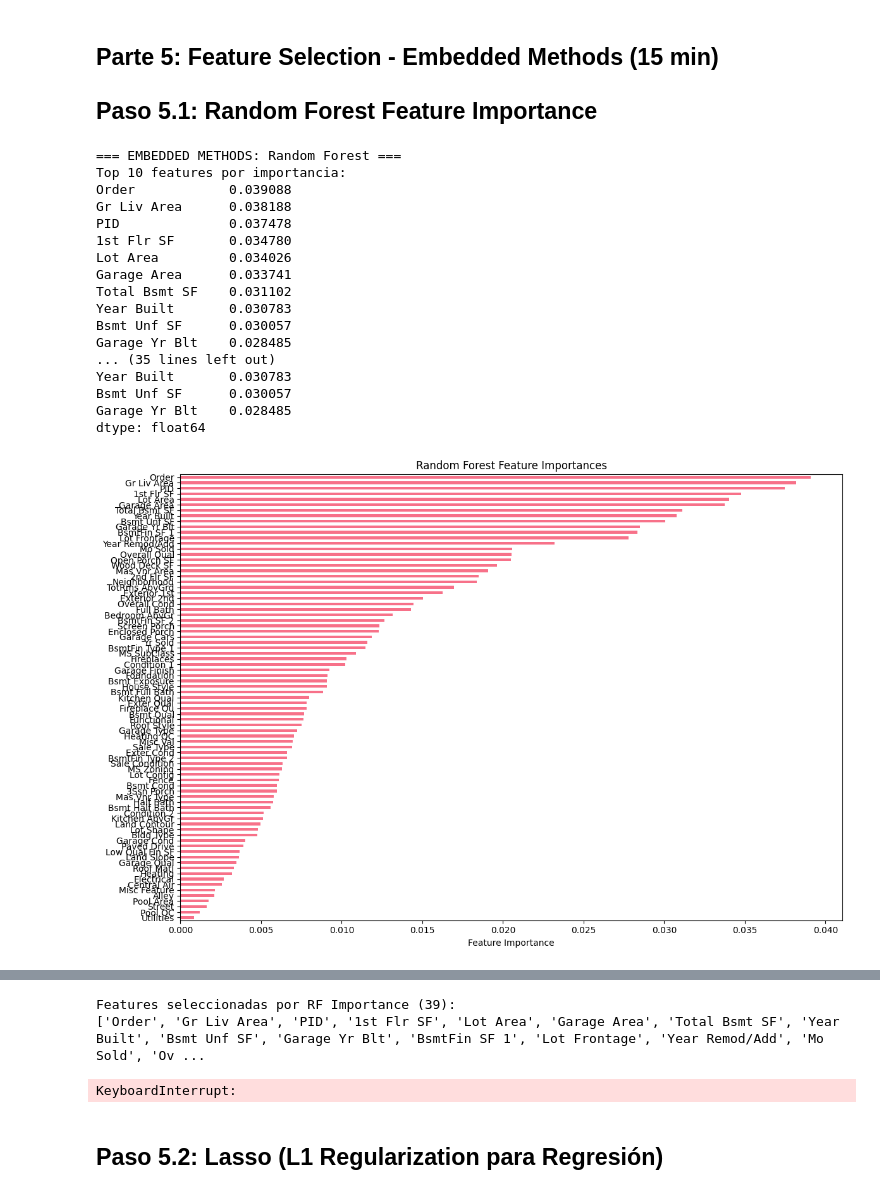
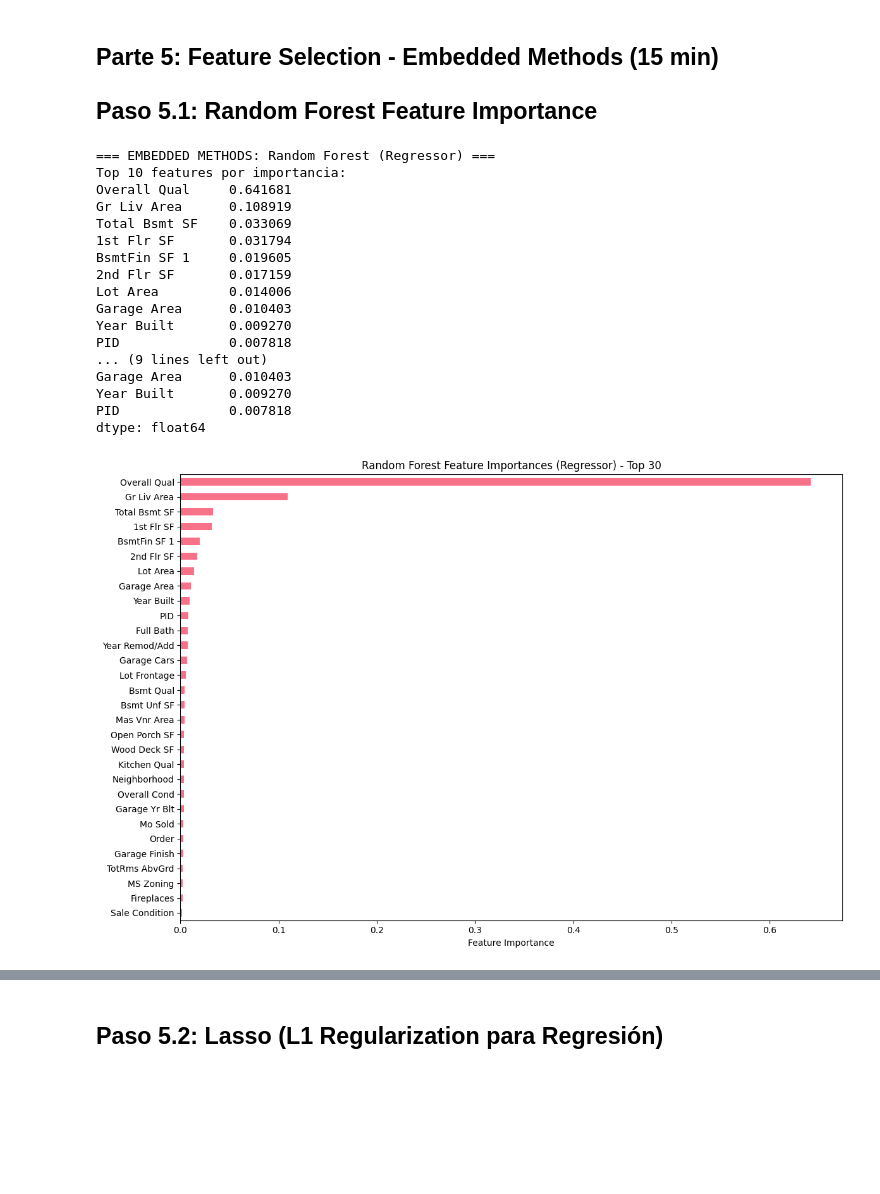
Before and after one commit to chihiroarias/Ingenieria-de-datos, a Jupyter notebook: Practicos/UT-3-10.ipynb, the cells around one changed output, grey strips where cells are left out. Cells and saved outputs as stored; diff of their text form; code cells hidden in the pictures; blank space fills up the shorter version.

```diff
--- a/Practicos/UT-3-10.ipynb
+++ b/Practicos/UT-3-10.ipynb
@@ -1318,56 +1357,63 @@ print(f"   🏆 Mejor RMSE: {best_method} (${best_rmse:,.0f})")
 
 ## Paso 5.1: Random Forest Feature Importance
 # %%
-# TODO: Entrenar Random Forest y obtener importances
-print("\n=== EMBEDDED METHODS: Random Forest ===")
-from sklearn.ensemble import RandomForestClassifier
+# Entrenar Random Forest (REGRESOR) y obtener importances
+print("\n=== EMBEDDED METHODS: Random Forest (Regressor) ===")
+from sklearn.ensemble import RandomForestRegressor
+from sklearn.model_selection import cross_val_score
 
-rf_embedded = RandomForestClassifier(random_state=42, n_estimators=200, max_depth=10)
+# Usar parámetros razonables para regresión; reducir n_estimators para rapidez si es necesario
+rf_embedded = RandomForestRegressor(random_state=42, n_estimators=100, max_depth=15, n_jobs=-1)
+
+# Ajustar el modelo completo para extraer importancias (cross_val_score se usará más abajo)
 rf_embedded.fit(X_scaled, y)
 
 # Feature importances
 importances = pd.Series(rf_embedded.feature_importances_, index=X.columns).sort_values(ascending=False)
 print("Top 10 features por importancia:")
 print(importances.head(10))
 
 # Visualizar importances
 plt.figure(figsize=(12, 8))
-importances.sort_values(ascending=True).plot(kind='barh')
+importances.head(30).sort_values(ascending=True).plot(kind='barh')
 plt.xlabel('Feature Importance')
-plt.title('Random Forest Feature Importances')
+plt.title('Random Forest Feature Importances (Regressor) - Top 30')
 plt.tight_layout()
 plt.show()
 
-# TODO: Seleccionar top-k features
+# Seleccionar top-k features
 top_k_features = importances.nlargest(k).index
 X_rf_importance = X_scaled[:, X.columns.isin(top_k_features)]
 
 print(f"\nFeatures seleccionadas por RF Importance ({k}):")
 print(list(top_k_features))
 
-# Evaluar
-rmse_rf_importance = np.sqrt(-cross_val_score(rf_embedded, X_rf_importance, y, cv=5, scoring='neg_mean_squared_error'))
-print(f"\nRMSE RF Importance ({k} features): ${rmse_rf_importance.mean():,.0f} ± ${rmse_rf_importance.std():,.0f}")
-scores_rf_importance = cross_val_score(rf_embedded, X_rf_importance, y, cv=5, scoring='accuracy')
-print(f"\nRF Importance ({k} features):")
-print(f"  Mean: {scores_rf_importance.mean():.3f}")
-print(f"  Std: {scores_rf_importance.std():.3f}")
+# Evaluar con RandomForestRegressor (RMSE y R2)
+print(f"\n🔄 Evaluando RF Importance...")
+rf_eval = RandomForestRegressor(random_state=42, n_estimators=100, max_depth=15, n_jobs=-1)
+scores_mse_rfimp = -cross_val_score(rf_eval, X_rf_importance, y, cv=5, scoring='neg_mean_squared_error', n_jobs=-1)
+rmse_rf_importance = np.sqrt(scores_mse_rfimp)
+scores_r2_rfimp = cross_val_score(rf_eval, X_rf_importance, y, cv=5, scoring='r2', n_jobs=-1)
+
+print(f"\n✅ RF Importance ({k} features):")
+print(f"   RMSE: ${rmse_rf_importance.mean():,.0f} ± ${rmse_rf_importance.std():,.0f}")
+print(f"   R²:   {scores_r2_rfimp.mean():.4f} ± {scores_r2_rfimp.std():.4f}")
 # %% [output]
-=== EMBEDDED METHODS: Random Forest ===
+=== EMBEDDED METHODS: Random Forest (Regressor) ===
 Top 10 features por importancia:
-Order            0.039088
-Gr Liv Area      0.038188
-PID              0.037478
-1st Flr SF       0.034780
-Lot Area         0.034026
-Garage Area      0.033741
-Total Bsmt SF    0.031102
-Year Built       0.030783
-Bsmt Unf SF      0.030057
-Garage Yr Blt    0.028485
-... (35 lines left out)
-Year Built       0.030783
-Bsmt Unf SF      0.030057
-Garage Yr Blt    0.028485
+Overall Qual     0.641681
+Gr Liv Area      0.108919
+Total Bsmt SF    0.033069
+1st Flr SF       0.031794
+BsmtFin SF 1     0.019605
+2nd Flr SF       0.017159
+Lot Area         0.014006
+Garage Area      0.010403
+Year Built       0.009270
+PID              0.007818
+... (9 lines left out)
+Garage Area      0.010403
+Year Built       0.009270
+PID              0.007818
 dtype: float64
-[figure, old version]
+[figure, new version]
@@ -1410,6 +1432,3 @@ dtype: float64
-Features seleccionadas por RF Importance (39):
-['Order', 'Gr Liv Area', 'PID', '1st Flr SF', 'Lot Area', 'Garage Area', 'Total Bsmt SF', 'Year Built', 'Bsmt Unf SF', 'Garage Yr Blt', 'BsmtFin SF 1', 'Lot Frontage', 'Year Remod/Add', 'Mo Sold', 'Ov ...
-KeyboardInterrupt:
 # %% [markdown]
 ## Paso 5.2: Lasso (L1 Regularization para Regresión)
 # %%
```
Also changed, not shown: parts of 10 cells of this notebook.
